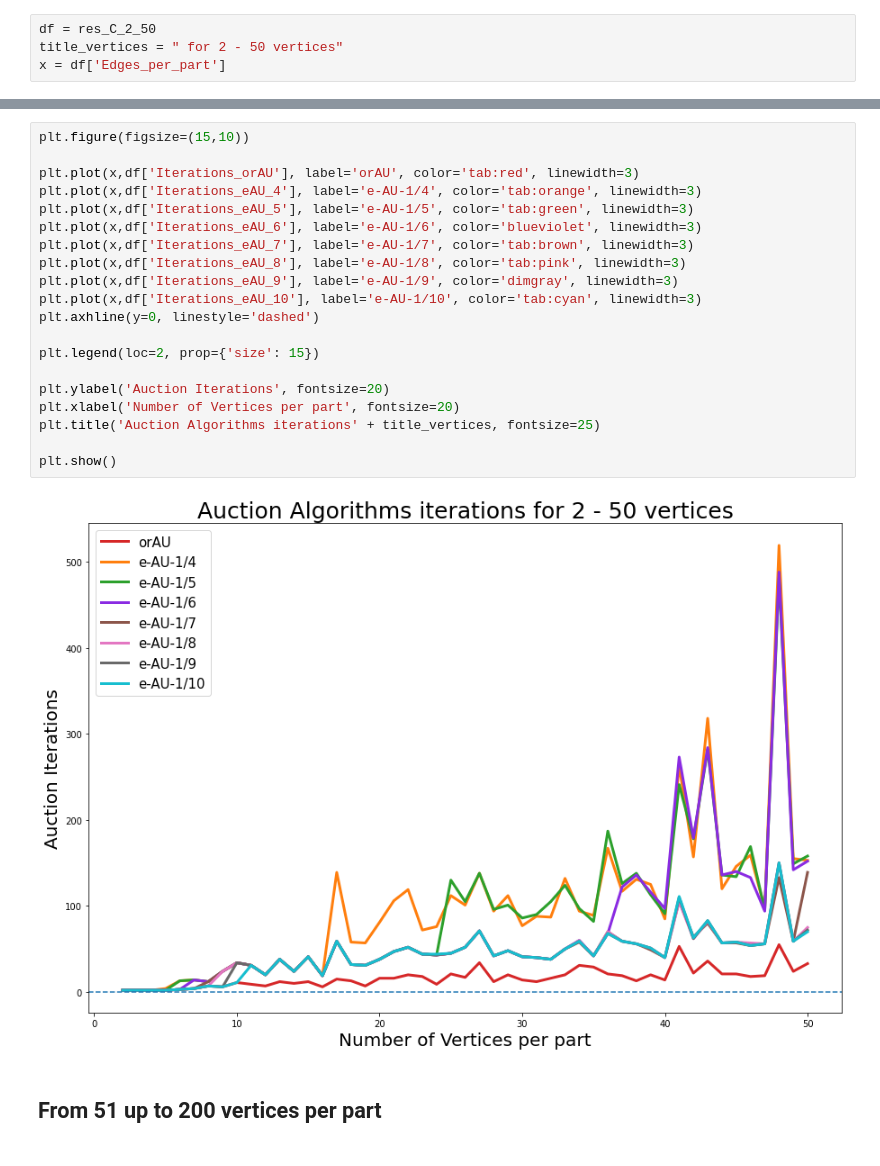
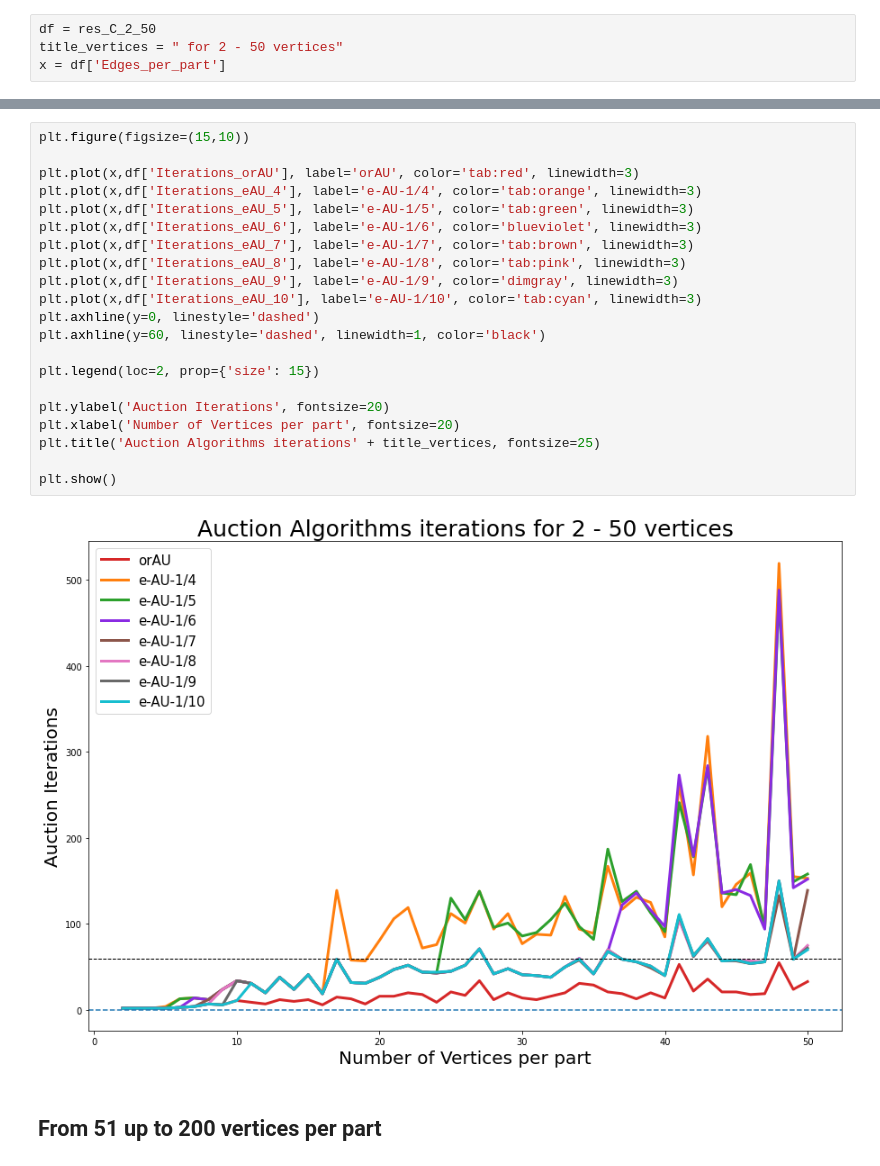
Before and after one commit to zuliani99/MWM_Auction_Comparison, a Jupyter notebook: benchmarck_graphs/AA_benchmark_Complete_Bipartite_graphs.ipynb, the cells around one changed output, grey strips where cells are left out. Drawn from its saved outputs; the diff is of its cells as text.

```diff
--- a/benchmarck_graphs/AA_benchmark_Complete_Bipartite_graphs.ipynb
+++ b/benchmarck_graphs/AA_benchmark_Complete_Bipartite_graphs.ipynb
@@ -63,25 +65,26 @@ plt.show()
 # %%
 plt.figure(figsize=(15,10))
 
 plt.plot(x,df['Iterations_orAU'], label='orAU', color='tab:red', linewidth=3)
 plt.plot(x,df['Iterations_eAU_4'], label='e-AU-1/4', color='tab:orange', linewidth=3)
 plt.plot(x,df['Iterations_eAU_5'], label='e-AU-1/5', color='tab:green', linewidth=3)
 plt.plot(x,df['Iterations_eAU_6'], label='e-AU-1/6', color='blueviolet', linewidth=3)
 plt.plot(x,df['Iterations_eAU_7'], label='e-AU-1/7', color='tab:brown', linewidth=3)
 plt.plot(x,df['Iterations_eAU_8'], label='e-AU-1/8', color='tab:pink', linewidth=3)
 plt.plot(x,df['Iterations_eAU_9'], label='e-AU-1/9', color='dimgray', linewidth=3)
 plt.plot(x,df['Iterations_eAU_10'], label='e-AU-1/10', color='tab:cyan', linewidth=3)
 plt.axhline(y=0, linestyle='dashed')
+plt.axhline(y=60, linestyle='dashed', linewidth=1, color='black')
 
 plt.legend(loc=2, prop={'size': 15})
 
 plt.ylabel('Auction Iterations', fontsize=20)
 plt.xlabel('Number of Vertices per part', fontsize=20)
 plt.title('Auction Algorithms iterations' + title_vertices, fontsize=25)
 
 plt.show()
 # %% [output]
-[figure, old version]
+[figure, new version]
 # %% [markdown]
 ## From 51 up to 200 vertices per part
 # %%
```
Also changed, not shown: parts of 8 cells of this notebook, 12 other files.
